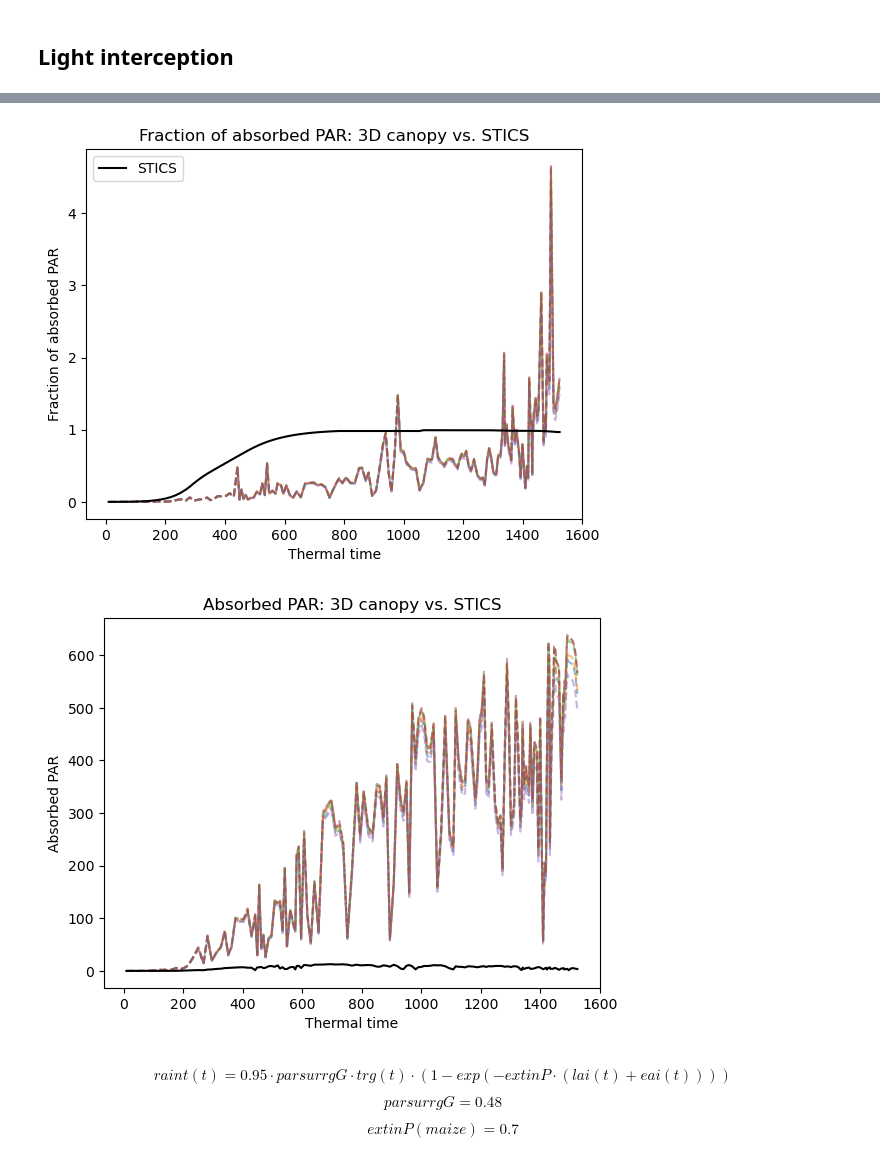
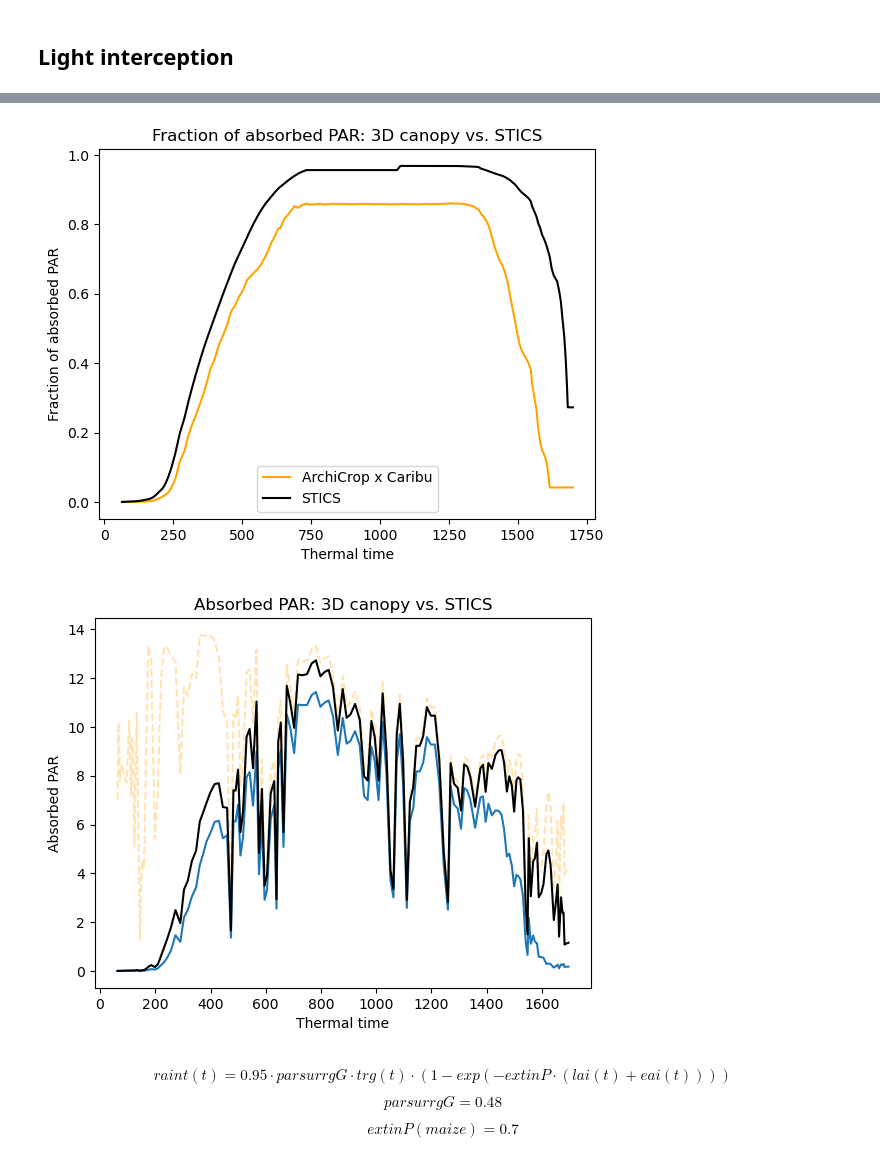
Before and after one commit to orianebro/ArchiCrop, a Jupyter notebook: tutorials/light_inter_all_simul.ipynb, the cells around one changed output, grey strips where cells are left out. Cells and saved outputs as stored; diff of their text form; code cells hidden in the pictures.

```diff
--- a/tutorials/light_inter_all_simul.ipynb
+++ b/tutorials/light_inter_all_simul.ipynb
@@ -204,0 +118,4 @@ plt.show()
+# %%
+LA_archicrop, height_archicrop, mtgs = simulate_fit_params(fit_params, daily_dynamics)
+# %%
+plot_constrainted_vs_realized(thermal_time, LA_archicrop, height_archicrop, leaf_area_plant, sen_leaf_area_plant, height_canopy, sowing_density)
@@ -312,15 +177,13 @@ print(mdf)
 # %%
-par_stics = [value["Absorbed PAR"] for value in daily_dynamics.values()]
-
 nrj_per_leaf = []
 irr_per_plant = []
 
 for case in par_caribu:
     nrj_tmp = []
     irr_tmp = []
-    for df in case:
-        df_mod = mean_leaf_irradiance(df)
-        nrj_tmp.append(df.loc[df['label'] == 'Leaf']['Energy'].values)
+    for df_scene in case:
+        df_mod = mean_leaf_irradiance(df_scene)
+        nrj_tmp.append(df_scene.loc[df_scene['label'] == 'Leaf']['Energy'].values)
         irr_tmp.append(df_mod['Irradiance'].values[0])
     nrj_per_leaf.append(nrj_tmp)
     irr_per_plant.append(irr_tmp)
@@ -411,8 +209,8 @@ curves = nrj_per_plant
 # Plotting the envelope along with individual curves for context
 time_points = thermal_time
 for curve in curves:
-    plt.plot(time_points, [i/sowing_density/0.0864/par for i,par in zip(curve, par_inc)], alpha=0.5, linestyle='--')  # Plot each curve (optional for visualization)
-    # plt.plot([t for c,t in enumerate(time_points) if c%5==0 and c!=0], [i/par for i,par in zip(curve, [r for c,r in enumerate(par_inc) if c%5==0 and c!=0])], color='orange', label="ArchiCrop x Caribu")
+    # plt.plot(time_points, [i/sowing_density/0.0864/par for i,par in zip(curve, par_incident)], alpha=0.5, linestyle='--')  # Plot each curve (optional for visualization)
+    plt.plot([t for c,t in enumerate(time_points) if c%1==0], [i*sowing_density/par for i,par in zip(curve, [r for c,r in enumerate(par_incident) if c%1==0])], color='orange', label="ArchiCrop x Caribu")
 
 # plt.fill_between(time_points, min_values, max_values, color="skyblue", alpha=0.4)
 # plt.plot(time_points, min_values, color="blue", linestyle="--", label="Min 3D")
@@ -421,25 +219,30 @@ plt.plot(time_points, par_stics, color="black", label="STICS")
 # plt.scatter(time_points, LA_stics)
 
 # Labels and legend
-plt.xlabel("Thermal time") # ----> also date !!!!!!!!!!!!!!!!
+plt.xlabel("Thermal time")
 plt.ylabel("Fraction of absorbed PAR")
 plt.title("Fraction of absorbed PAR: 3D canopy vs. STICS")
 plt.legend()
 plt.show()
 # %% [output]
-[figure, old version]
+[figure, new version]
 # %%
+start = 0
+end = len(time_points)-1
+
 for curve in curves:
-    plt.plot(time_points, [i*sowing_density/0.0864 for i,par in zip(curve, par_inc)], alpha=0.5, linestyle='--')  # Plot each curve (optional for visualization)
+    plt.plot([t for c,t in enumerate(time_points) if c%1==0][start:end], [i*sowing_density for i,par in zip(curve, par_incident)][start:end], alpha=1, linestyle='-')  # Plot each curve (optional for visualization)
 
-plt.plot(time_points, [i*par for i,par in zip(par_stics, par_inc)], color="black", label="STICS")
+plt.plot(time_points[start:end], par_incident[start:end], "--", color="orange", alpha=0.3, label="STICS")
+plt.plot(time_points[start:end], [i*par for i,par in zip(par_stics, par_incident)][start:end], color="black", label="STICS")
+
 # plt.plot(thermal_time, raint)
 
 # Labels and legend
 plt.xlabel("Thermal time")
 plt.ylabel("Absorbed PAR")
 plt.title("Absorbed PAR: 3D canopy vs. STICS")
 # plt.legend()
 plt.show()
 # %% [output]
-[figure, old version]
+[figure, new version]
```
Also changed, not shown: parts of 46 cells of this notebook, 10 other files.
